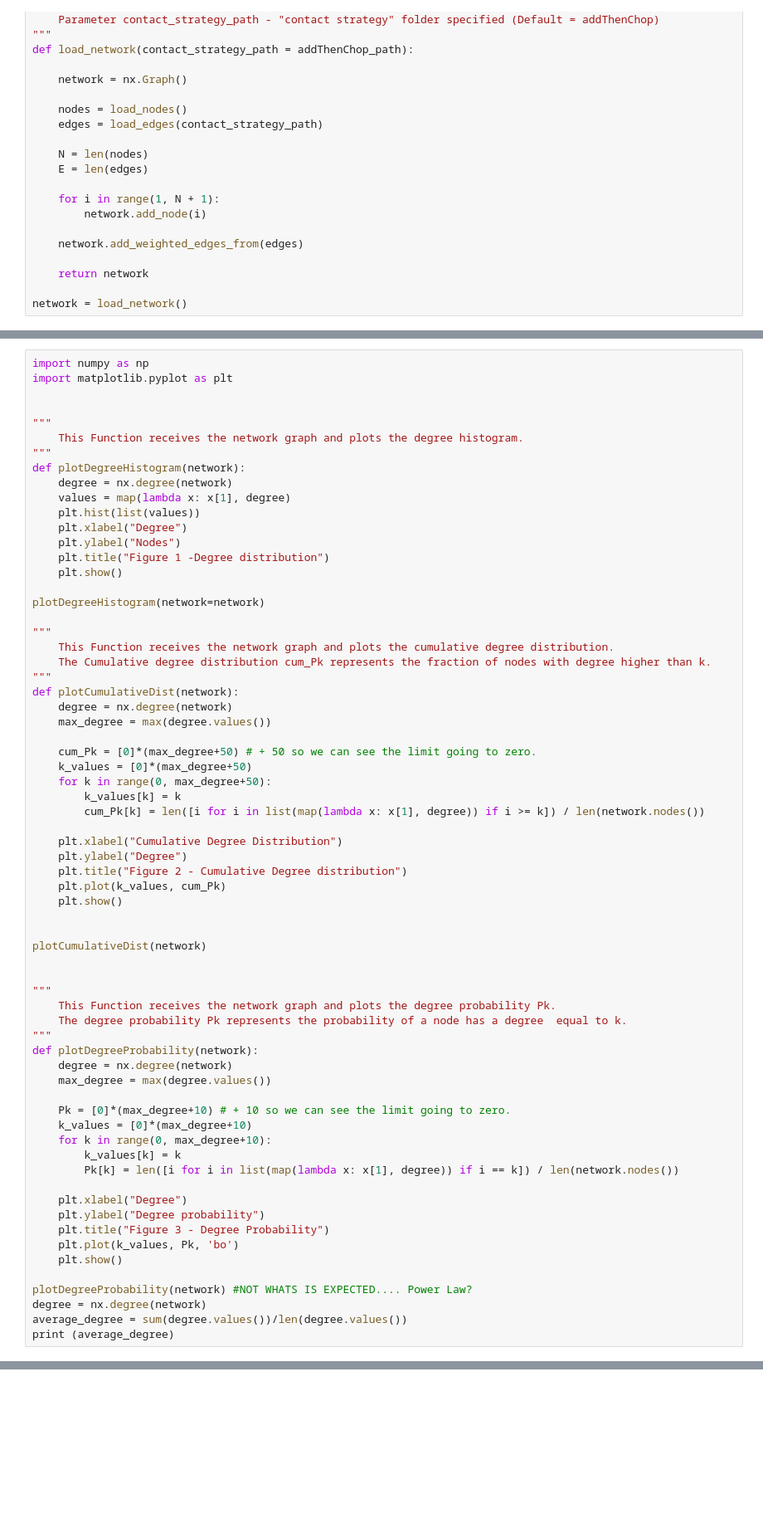
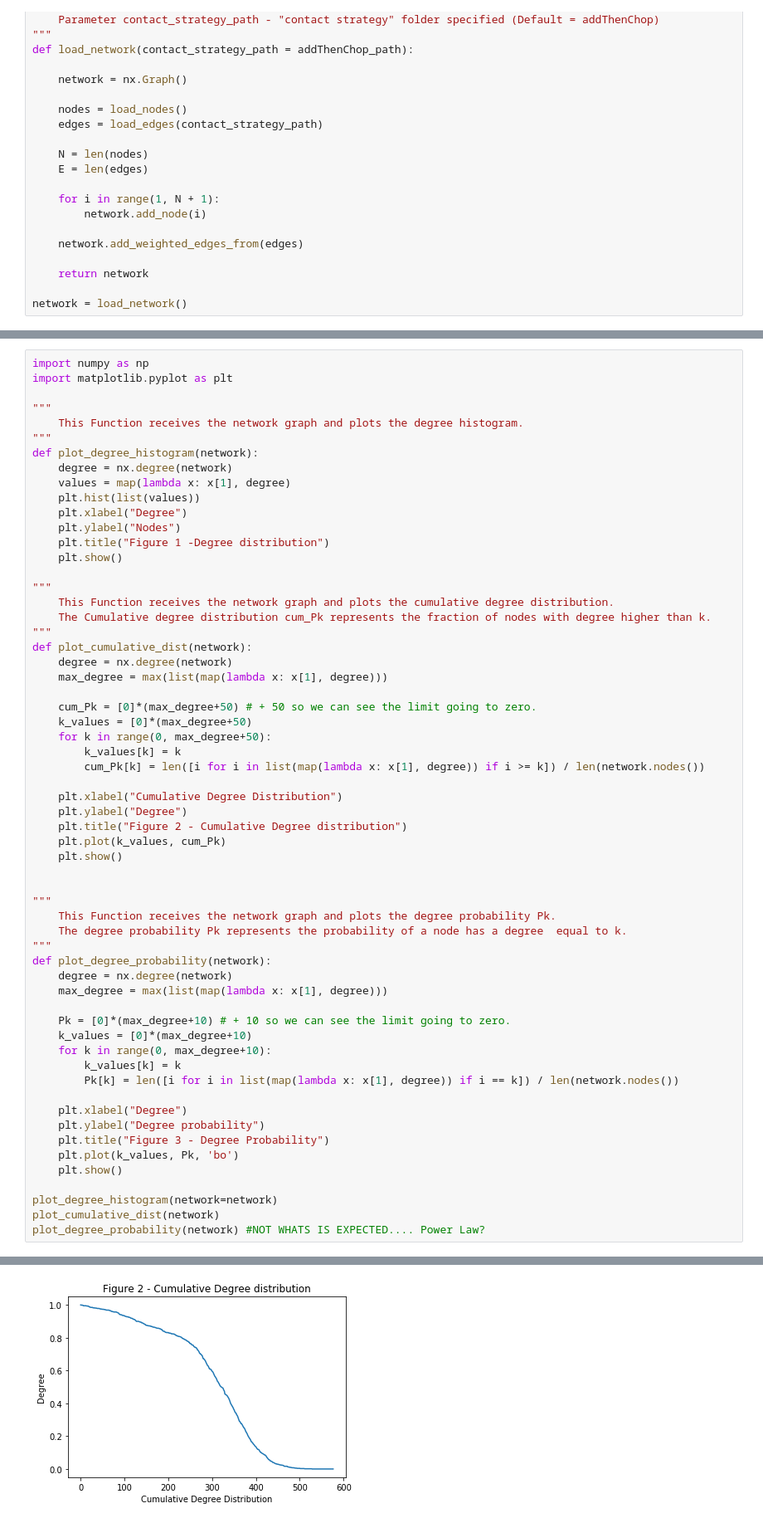
Before and after one commit to RicardoRei/Complex-Networks-17-18, a Jupyter notebook: proj.ipynb, the cells around one changed output, grey strips where cells are left out. Shown at 83% size. Drawn from its saved outputs; the diff is of its cells as text; blank space fills up the shorter version.

```diff
--- a/proj.ipynb
+++ b/proj.ipynb
@@ -133,11 +133,10 @@ In this section we explore some of them.
 import numpy as np
 import matplotlib.pyplot as plt
 
-
 """
     This Function receives the network graph and plots the degree histogram.
 """
-def plotDegreeHistogram(network):
+def plot_degree_histogram(network):
     degree = nx.degree(network)
     values = map(lambda x: x[1], degree)
     plt.hist(list(values))
@@ -146,15 +145,13 @@ def plotDegreeHistogram(network):
     plt.title("Figure 1 -Degree distribution")
     plt.show()
 
-plotDegreeHistogram(network=network)
-
 """
     This Function receives the network graph and plots the cumulative degree distribution.
     The Cumulative degree distribution cum_Pk represents the fraction of nodes with degree higher than k.
 """
-def plotCumulativeDist(network):
+def plot_cumulative_dist(network):
     degree = nx.degree(network)
-    max_degree = max(degree.values())
+    max_degree = max(list(map(lambda x: x[1], degree)))
 
     cum_Pk = [0]*(max_degree+50) # + 50 so we can see the limit going to zero.
     k_values = [0]*(max_degree+50)
@@ -169,16 +166,13 @@ def plotCumulativeDist(network):
     plt.show()
 
 
-plotCumulativeDist(network)
-
-
 """
     This Function receives the network graph and plots the degree probability Pk.
     The degree probability Pk represents the probability of a node has a degree  equal to k.
 """
-def plotDegreeProbability(network):
+def plot_degree_probability(network):
     degree = nx.degree(network)
-    max_degree = max(degree.values())
+    max_degree = max(list(map(lambda x: x[1], degree)))
 
     Pk = [0]*(max_degree+10) # + 10 so we can see the limit going to zero.
     k_values = [0]*(max_degree+10)
@@ -192,9 +186,8 @@ def plotDegreeProbability(network):
     plt.plot(k_values, Pk, 'bo')
     plt.show()
 
-plotDegreeProbability(network) #NOT WHATS IS EXPECTED.... Power Law?
-degree = nx.degree(network)
-average_degree = sum(degree.values())/len(degree.values())
-print (average_degree)
+plot_degree_histogram(network=network)
+plot_cumulative_dist(network)
+plot_degree_probability(network) #NOT WHATS IS EXPECTED.... Power Law?
 # %% [output]
 [figure]
@@ -201,0 +194 @@ AttributeError: 'DegreeView' object has no attribute 'values'
+[figure, added]
```
Also changed, not shown: parts of 3 cells of this notebook.
